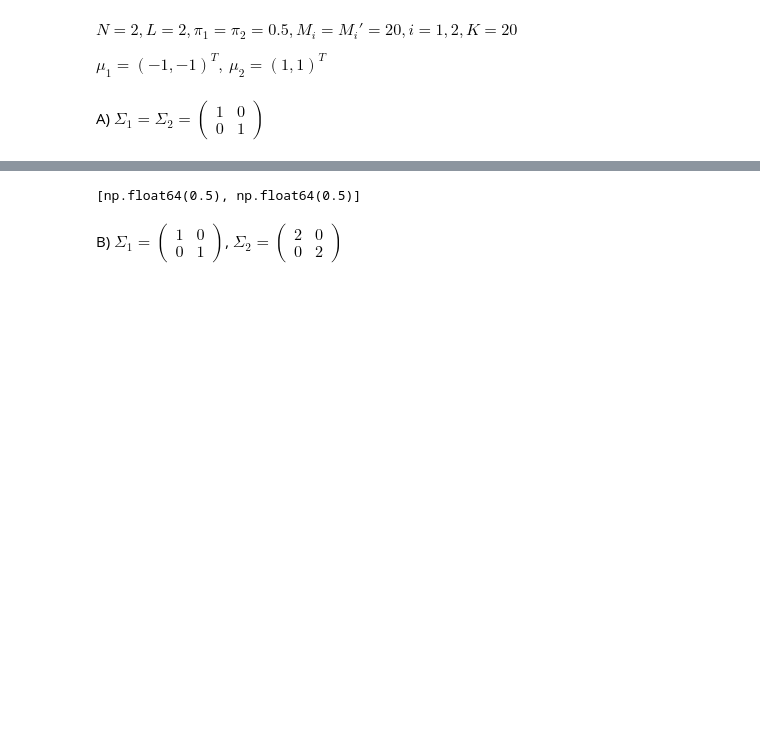
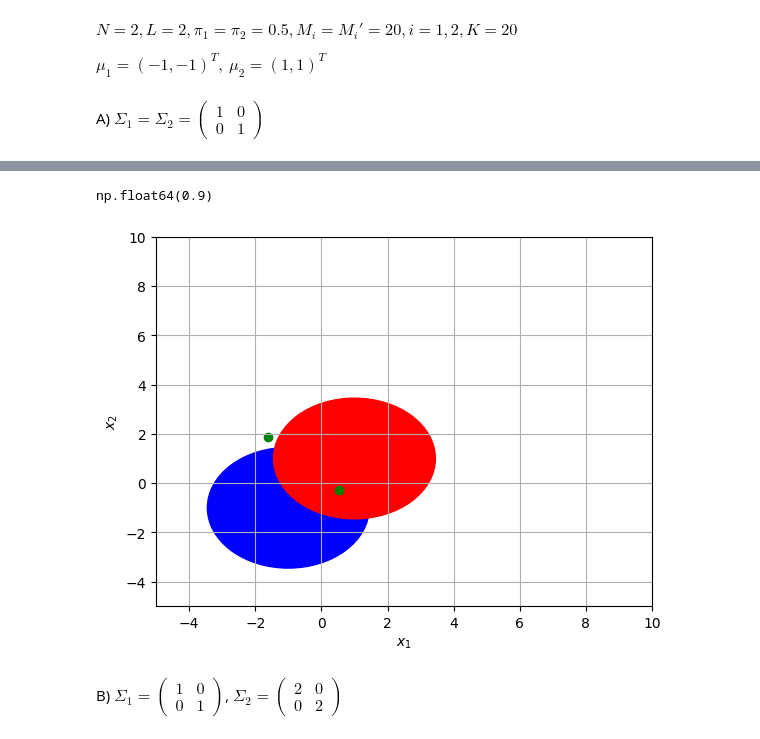
Before and after one commit to Klimentij-Kvl/famcs-archive, a Jupyter notebook: 3-year/Applied Theory of Statistical Solutions/lab3.ipynb, the cells around one changed output, grey strips where cells are left out. Drawn from its saved outputs; the diff is of its cells as text; code cells hidden in the pictures; blank space fills up the shorter version.

Commit message:
lab3: added accuracy for theoretical, drew errors on graphic

```diff
--- a/3-year/Applied Theory of Statistical Solutions/lab3.ipynb
+++ b/3-year/Applied Theory of Statistical Solutions/lab3.ipynb
@@ -113,3 +116,6 @@ A) $\Sigma_1=\Sigma_2=\begin{pmatrix} 1 & 0 \\ 0 & 1 \end{pmatrix}$
 # %%
 sigma = np.array([[1, 0], [0, 1]])
 sigmas_a = np.stack((sigma, sigma))
+# %%
+df_test = generate_sample(2, mus, sigmas_a, 20)
+df_test.head()
@@ -154,8 +149,24 @@ df_train.head()
-# %%
-bc.fit(df_train.iloc[:, :-1].to_numpy(), df_train['label'].to_numpy())
-bc.probabilities(x3)
-# %% [output]
-[np.float64(0.5), np.float64(0.5)]
+# %%
+bc.fit(df_train.iloc[:, :-1].to_numpy(), df_train['label'].to_numpy())
+y_pred = bc.predict(df_test.iloc[:, :-1].values)
+accuracy_rate(df_test['label'].values, y_pred)
+# %% [output]
+np.float64(0.9)
+# %%
+df_wrong = df_test[y_pred != df_test['label']][['x_1', 'x_2']]
+
+fig, ax = plt.subplots()
+plot_ellipsoid(ax, mu_1, sigma, 'blue')
+plot_ellipsoid(ax, mu_2, sigma, 'red')
+plt.scatter(x = df_wrong['x_1'], y=df_wrong['x_2'], color='green')
+plt.xlim(-5, 10)
+plt.xlabel(r"$x_1$")
+plt.ylim(-5, 10)
+plt.ylabel(r"$x_2$")
+plt.grid()
+plt.show()
+# %% [output]
+[figure, added]
 # %% [markdown]
 B) $\Sigma_1 = \begin{pmatrix} 1 & 0 \\ 0 & 1 \end{pmatrix}$, $\Sigma_2 = \begin{pmatrix} 2 & 0 \\ 0 & 2 \end{pmatrix}$
 # %%
```
Also changed, not shown: parts of 22 cells of this notebook.
